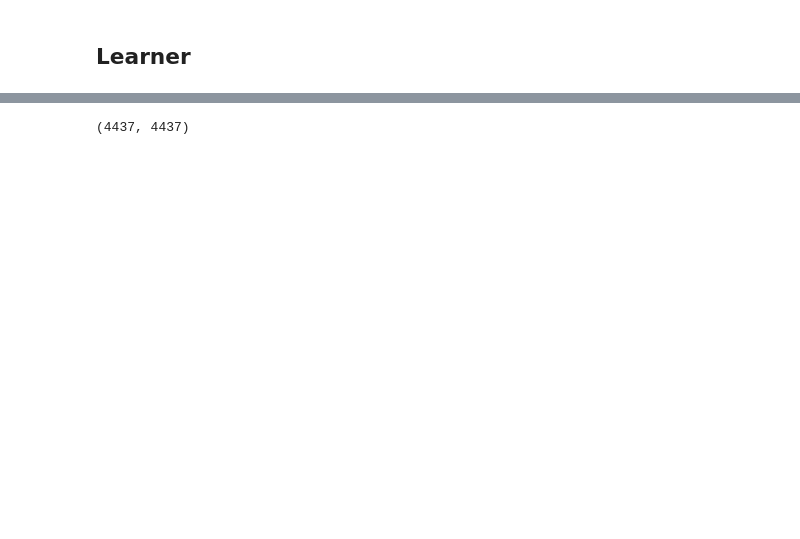
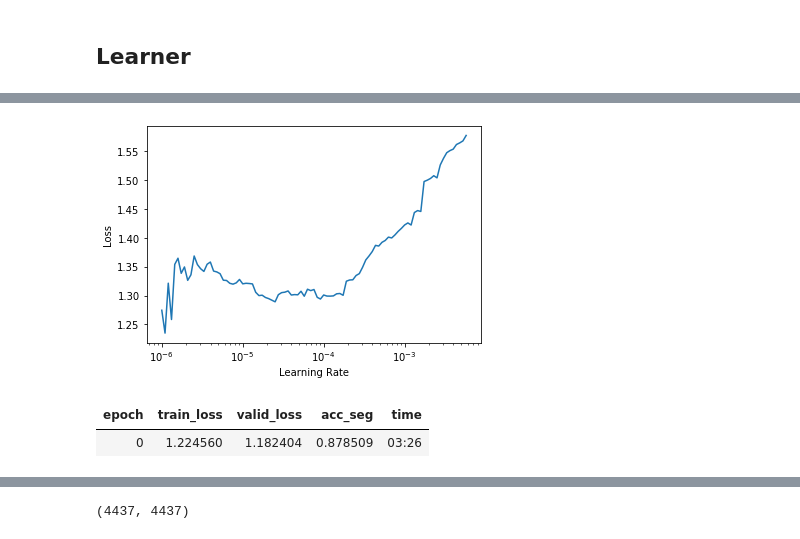
Before and after one commit to qAp/kgl_clouds, a Jupyter notebook: multicloudtype-gcp.ipynb, the cells around one changed output, grey strips where cells are left out. Cells and saved outputs as stored; diff of their text form; code cells hidden in the pictures; blank space fills up the shorter version.

```diff
--- a/multicloudtype-gcp.ipynb
+++ b/multicloudtype-gcp.ipynb
@@ -487,0 +512,3 @@ learn.opt.hypers
+# %%
+learn.lr_find(start_lr=1e-6, end_lr=1e-2)
+# %% [output]
@@ -487,0 +516,6 @@ learn.opt.hypers
+[figure, added]
+# %%
+learn.fit(n_epoch=1, lr=[1e-5, 3e-5, 1e-4])
+# %% [output]
+| epoch | train_loss | valid_loss | acc_seg | time |
+| 0 | 1.224560 | 1.182404 | 0.878509 | 03:26 |
```
Also changed, not shown: parts of 49 cells of this notebook.
